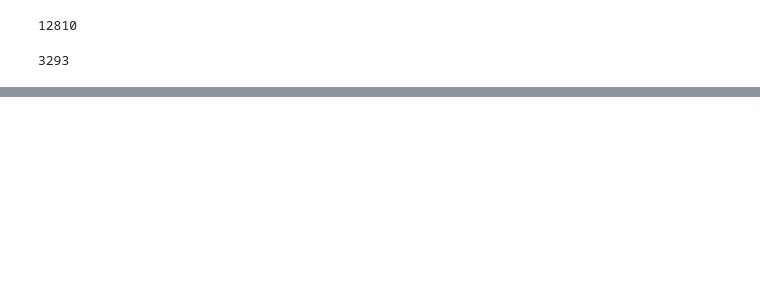
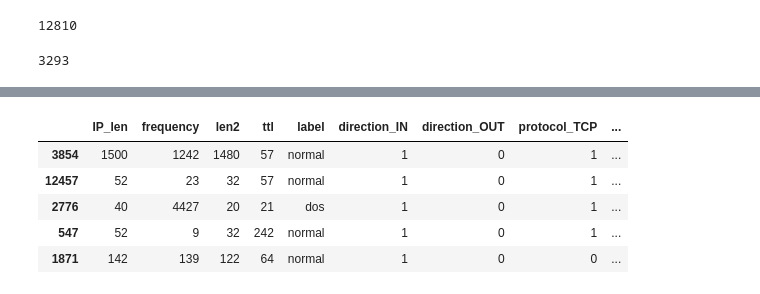
Before and after one commit to bmys/xdw, a Jupyter notebook: notebooks/Untitled.ipynb, the cells around one changed output, grey strips where cells are left out. Saved outputs shown, nothing was run; the diff lists cells and outputs as text; code cells hidden in the pictures; blank space fills up the shorter version.

```diff
--- a/notebooks/Untitled.ipynb
+++ b/notebooks/Untitled.ipynb
@@ -135,0 +165,9 @@ data.sample(20)
+# %%
+x.sample(5)
+# %% [output]
+|  | IP_len | frequency | len2 | ttl | label | direction_IN | direction_OUT | protocol_TCP | ... |
+| 3854 | 1500 | 1242 | 1480 | 57 | normal | 1 | 0 | 1 | ... |
+| 12457 | 52 | 23 | 32 | 57 | normal | 1 | 0 | 1 | ... |
+| 2776 | 40 | 4427 | 20 | 21 | dos | 1 | 0 | 1 | ... |
+| 547 | 52 | 9 | 32 | 242 | normal | 1 | 0 | 1 | ... |
+| 1871 | 142 | 139 | 122 | 64 | normal | 1 | 0 | 0 | ... |
```
Also changed, not shown: parts of 16 cells of this notebook.
